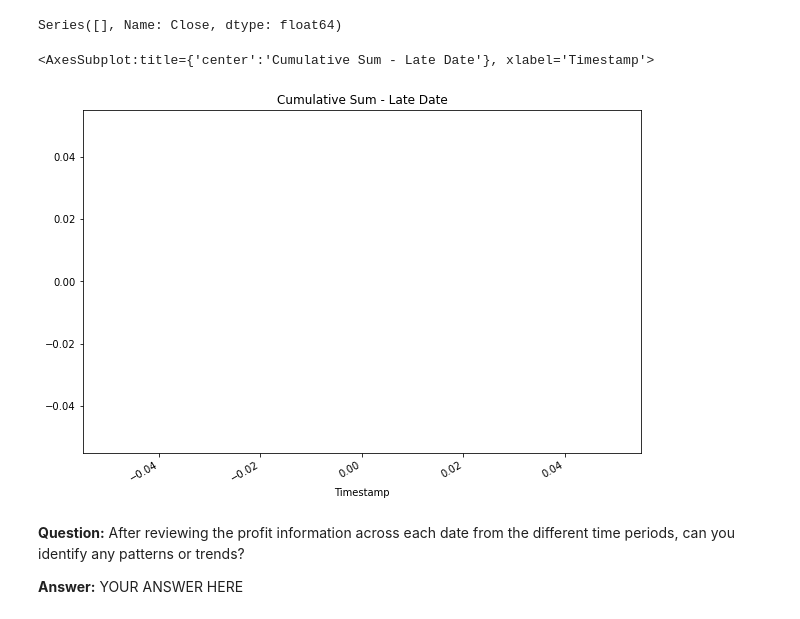
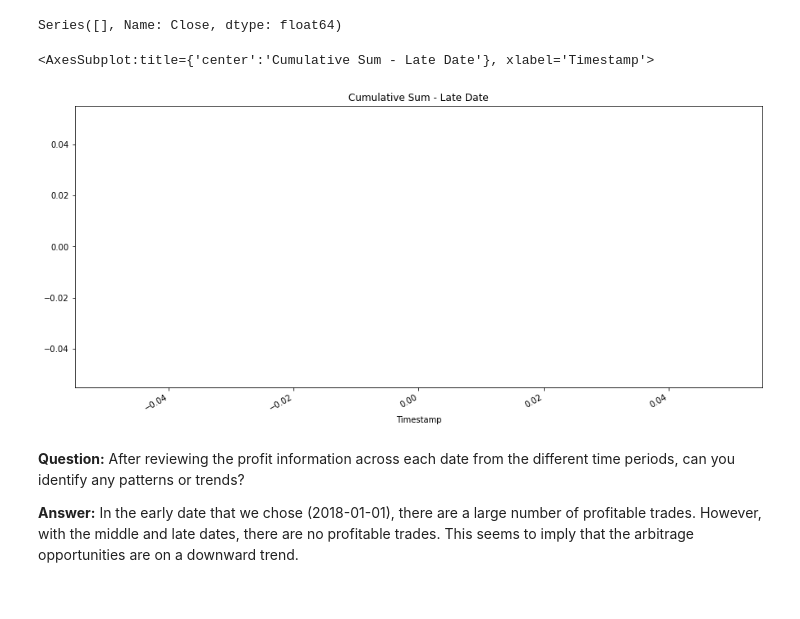
Before and after one commit to quinnwong31/CryptoArbitrage, a Jupyter notebook: crypto_arbitrage.ipynb, the cells around one changed output. Drawn from its saved outputs; the diff is of its cells as text; code cells hidden in the pictures.

```diff
--- a/crypto_arbitrage.ipynb
+++ b/crypto_arbitrage.ipynb
@@ -504,7 +498,7 @@ Name: Close, dtype: float64
 # %%
 # For the date late in the dataset, measure the arbitrage spread between the two exchanges
 # by subtracting the lower-priced exchange from the higher-priced one
-arbitrage_spread_late = bitstamp['Close'].loc['2018-03-01'] - coinbase['Close'].loc['2018-03-01']
+arbitrage_spread_late = bitstamp['Close'].loc['2018-03-29'] - coinbase['Close'].loc['2018-03-29']
 
 # Use a conditional statement to generate the summary statistics for each arbitrage_spread DataFrame
 arbitrage_spread_late.describe()
@@ -554,7 +547,7 @@ Name: Close, dtype: float64
 # %%
 # For the date late in the dataset, calculate the spread returns by dividing the instances when the arbitrage spread is positive (> 0)
 # by the price of Bitcoin from the exchange you are buying on (the lower-priced exchange).
-spread_return_late = arbitrage_spread_late[arbitrage_spread_late > 0] / bitstamp['Close'].loc['2018-03-01']
+spread_return_late = arbitrage_spread_late[arbitrage_spread_late > 0] / bitstamp['Close'].loc['2018-03-29']
 
 # Review the spread return DataFrame
 spread_return_late.head()
@@ -700,7 +679,7 @@ Name: Close, Length: 741, dtype: float64
 # %%
 # For the date late in the dataset, calculate the potential profit per trade in dollars
 # Multiply the profitable trades by the cost of the Bitcoin that was purchased
-profit_late = profitable_trades_late * bitstamp['Close'].loc['2018-03-01']
+profit_late = profitable_trades_late * bitstamp['Close'].loc['2018-03-29']
 
 # Drop any missing values from the profit DataFrame
 profit_per_trade_late = profit_late.dropna()
@@ -809,11 +780,11 @@ cumulative_profit_late
 Series([], Name: Close, dtype: float64)
 # %%
 # Plot the cumulative sum of profits for the late profit per trade DataFrame
-cumulative_profit_late.plot(figsize=(10, 7), title="Cumulative Sum - Late Date")
+cumulative_profit_late.plot(figsize=(15, 7), title="Cumulative Sum - Late Date")
 # %% [output]
 <AxesSubplot:title={'center':'Cumulative Sum - Late Date'}, xlabel='Timestamp'>
-[figure, old version]
+[figure, new version]
 # %% [markdown]
 **Question:** After reviewing the profit information across each date from the different time periods, can you identify any patterns or trends?
 
-**Answer:** YOUR ANSWER HERE
+**Answer:** In the early date that we chose (2018-01-01), there are a large number of profitable trades.  However, with the middle and late dates, there are no profitable trades.  This seems to imply that the arbitrage opportunities are on a downward trend.
```
Also changed, not shown: parts of 47 cells of this notebook.
